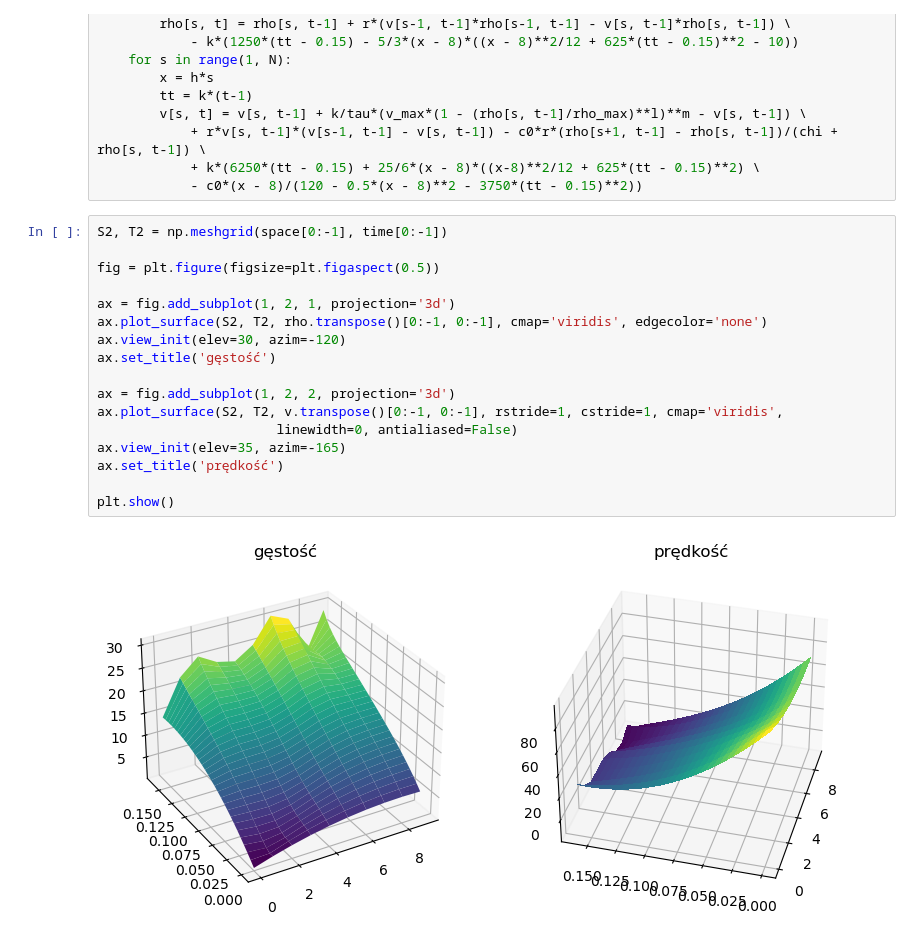
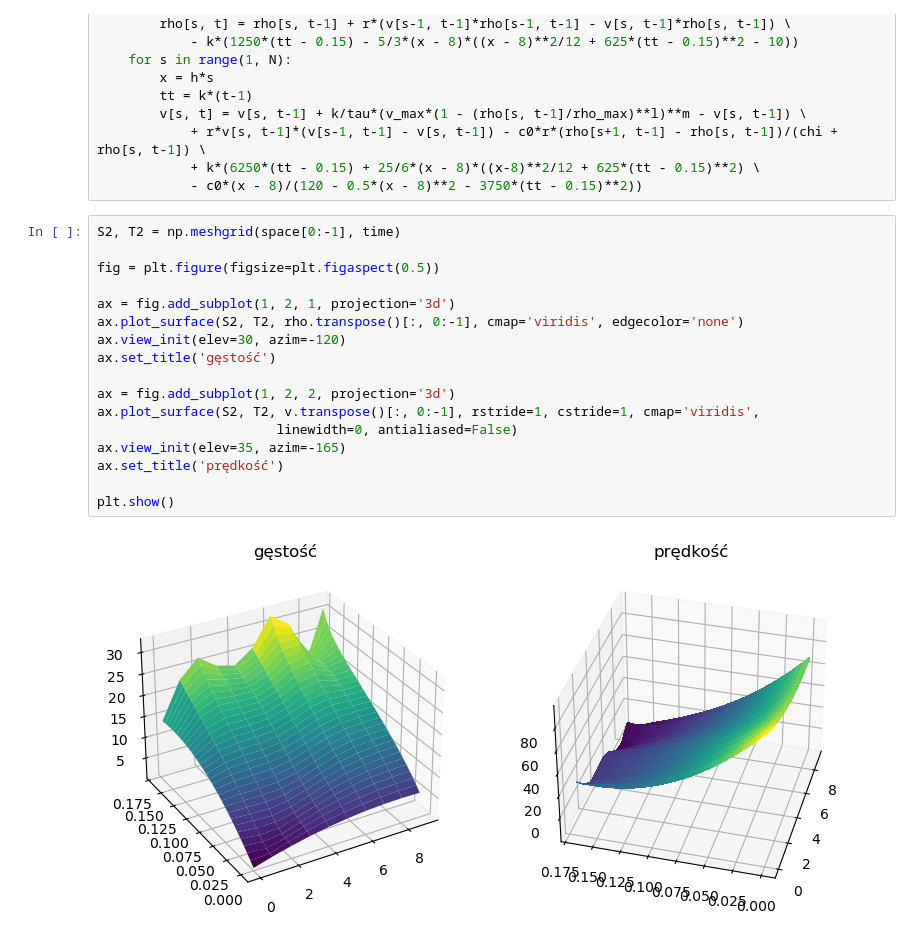
Before and after one commit to izalu24/Praca-licencjacka, a Jupyter notebook: rozwiazania.ipynb, the cells around one changed output. Cells and saved outputs as stored; diff of their text form.

```diff
--- a/rozwiazania.ipynb
+++ b/rozwiazania.ipynb
@@ -128,21 +132,21 @@ for t in range(1, T+1):
             + k*(6250*(tt - 0.15) + 25/6*(x - 8)*((x-8)**2/12 + 625*(tt - 0.15)**2) \
             - c0*(x - 8)/(120 - 0.5*(x - 8)**2 - 3750*(tt - 0.15)**2))
 # %%
-S2, T2 = np.meshgrid(space[0:-1], time[0:-1])
+S2, T2 = np.meshgrid(space[0:-1], time)
 
 fig = plt.figure(figsize=plt.figaspect(0.5))
 
 ax = fig.add_subplot(1, 2, 1, projection='3d')
-ax.plot_surface(S2, T2, rho.transpose()[0:-1, 0:-1], cmap='viridis', edgecolor='none')
+ax.plot_surface(S2, T2, rho.transpose()[:, 0:-1], cmap='viridis', edgecolor='none')
 ax.view_init(elev=30, azim=-120)
 ax.set_title('gęstość')
 
 ax = fig.add_subplot(1, 2, 2, projection='3d')
-ax.plot_surface(S2, T2, v.transpose()[0:-1, 0:-1], rstride=1, cstride=1, cmap='viridis',
+ax.plot_surface(S2, T2, v.transpose()[:, 0:-1], rstride=1, cstride=1, cmap='viridis',
                        linewidth=0, antialiased=False)
 ax.view_init(elev=35, azim=-165)
 ax.set_title('prędkość')
 
 plt.show()
 # %% [output]
-[figure, old version]
+[figure, new version]
```
Also changed, not shown: parts of 3 cells of this notebook.
